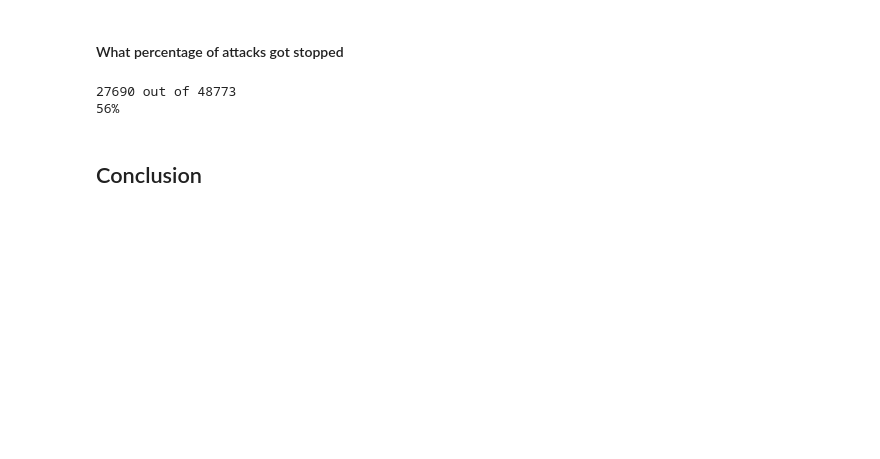
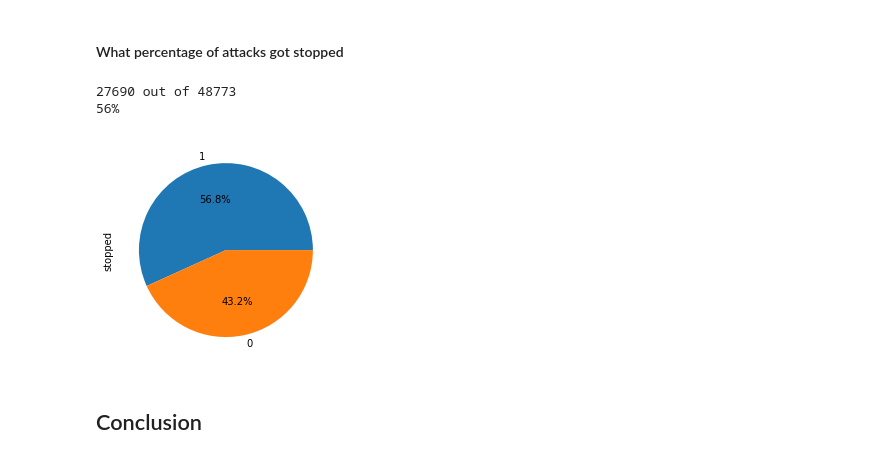
Before and after one commit to NijeboerFrank/jupyter-assignment-3, a Jupyter notebook: assignment2.ipynb, the cells around one changed output. Cells and saved outputs as stored; diff of their text form; code cells hidden in the pictures; blank space fills up the shorter version.

```diff
--- a/assignment2.ipynb
+++ b/assignment2.ipynb
@@ -114,9 +127,14 @@ print(str(int(len(port80_attacks)/len(attack_entries)*100))+'%')
 # %%
 stopped_attacks = attack_df[attack_df['stopped']==1]
 print(str(len(stopped_attacks)) + ' out of ' + str(len(attack_entries)))
 print(str(int(len(stopped_attacks)/len(attack_entries)*100))+'%')
+
+stopped_attacks = attack_df["stopped"].value_counts()
+stopped_attacks.plot.pie(autopct='%1.1f%%')
+plt.show()
 # %% [output]
 27690 out of 48773
 56%
+[figure, added]
 # %% [markdown]
 ## Conclusion
```
Also changed, not shown: parts of 4 cells of this notebook.
